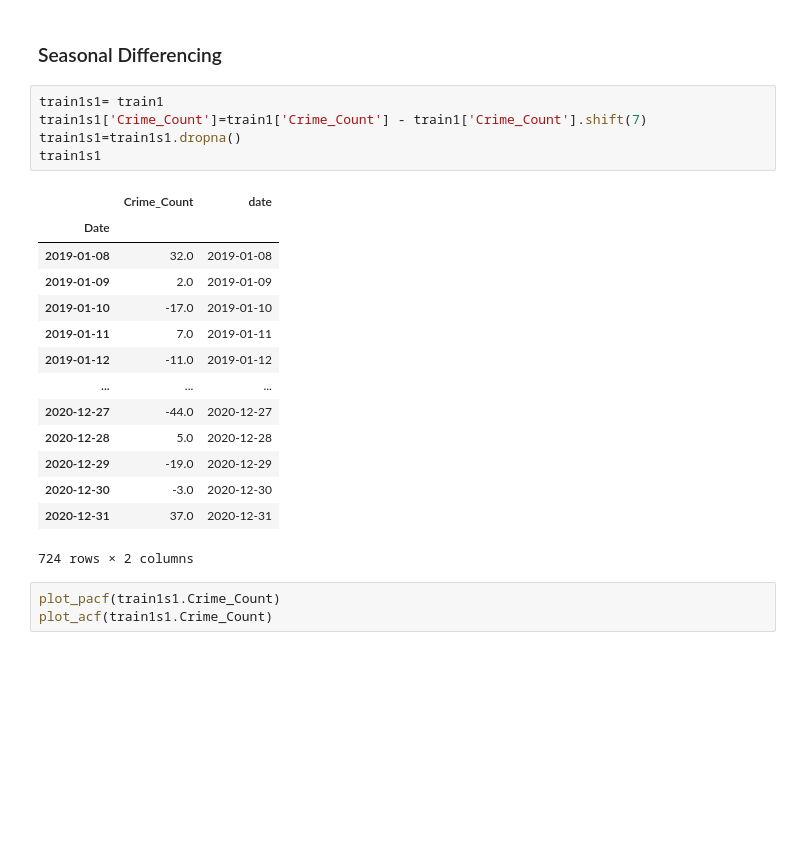
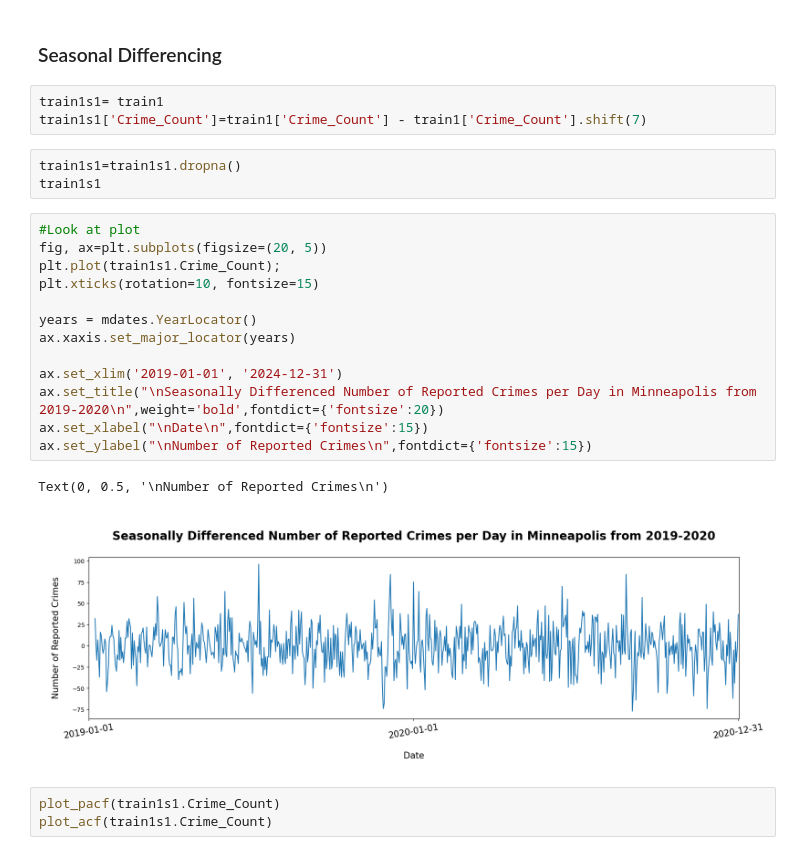
Before and after one commit to Hajar0Ahmed/Time-Series-Crime-Forecasting-Minneapolis, a Jupyter notebook: notebooks/sarima_analysis.ipynb, the cells around one changed output. Drawn from its saved outputs; the diff is of its cells as text; blank space fills up the shorter version.

```diff
--- a/notebooks/sarima_analysis.ipynb
+++ b/notebooks/sarima_analysis.ipynb
@@ -268,23 +166,25 @@ plt.show()
 # %%
 train1s1= train1
 train1s1['Crime_Count']=train1['Crime_Count'] - train1['Crime_Count'].shift(7)
-train1s1=train1s1.dropna()
-train1s1
-# %% [output]
-|  | Crime_Count | date |
-| Date |  |  |
-| 2019-01-08 | 32.0 | 2019-01-08 |
-| 2019-01-09 | 2.0 | 2019-01-09 |
-| 2019-01-10 | -17.0 | 2019-01-10 |
-| 2019-01-11 | 7.0 | 2019-01-11 |
-| 2019-01-12 | -11.0 | 2019-01-12 |
-| ... | ... | ... |
-| 2020-12-27 | -44.0 | 2020-12-27 |
-| 2020-12-28 | 5.0 | 2020-12-28 |
-| 2020-12-29 | -19.0 | 2020-12-29 |
-| 2020-12-30 | -3.0 | 2020-12-30 |
-| 2020-12-31 | 37.0 | 2020-12-31 |
-724 rows × 2 columns
+# %%
+train1s1=train1s1.dropna()
+train1s1
+# %%
+#Look at plot
+fig, ax=plt.subplots(figsize=(20, 5))
+plt.plot(train1s1.Crime_Count);
+plt.xticks(rotation=10, fontsize=15)
+
+years = mdates.YearLocator()
+ax.xaxis.set_major_locator(years)
+
+ax.set_xlim('2019-01-01', '2024-12-31')
+ax.set_title("\nSeasonally Differenced Number of Reported Crimes per Day in Minneapolis from 2019-2020\n",weight='bold',fontdict={'fontsize':20})
+ax.set_xlabel("\nDate\n",fontdict={'fontsize':15})
+ax.set_ylabel("\nNumber of Reported Crimes\n",fontdict={'fontsize':15})
+# %% [output]
+Text(0, 0.5, '\nNumber of Reported Crimes\n')
+[figure, added]
 # %%
 plot_pacf(train1s1.Crime_Count)
 plot_acf(train1s1.Crime_Count)
```
Also changed, not shown: parts of 11 cells of this notebook.
